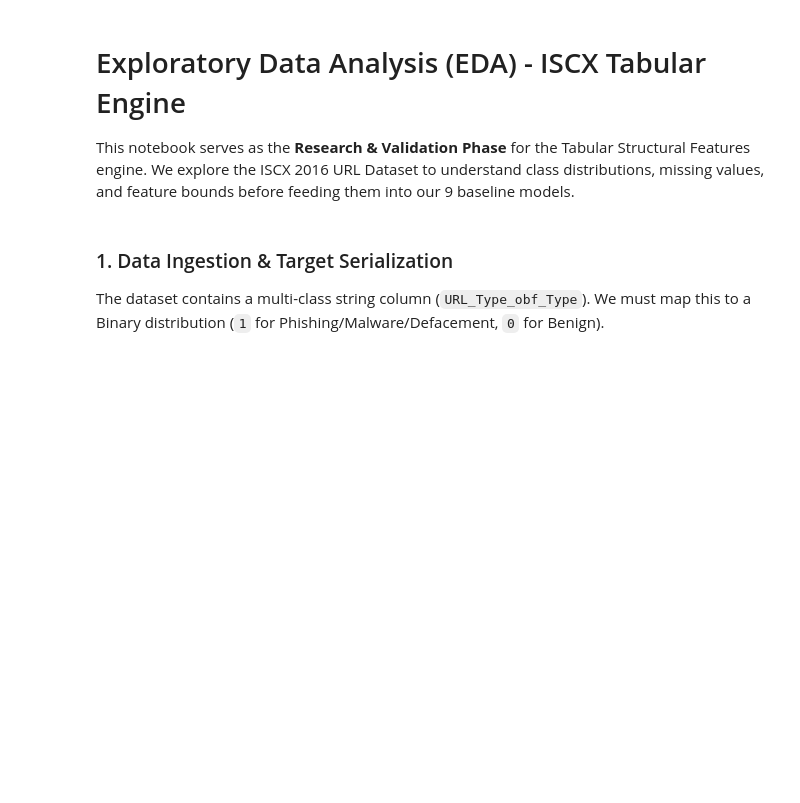
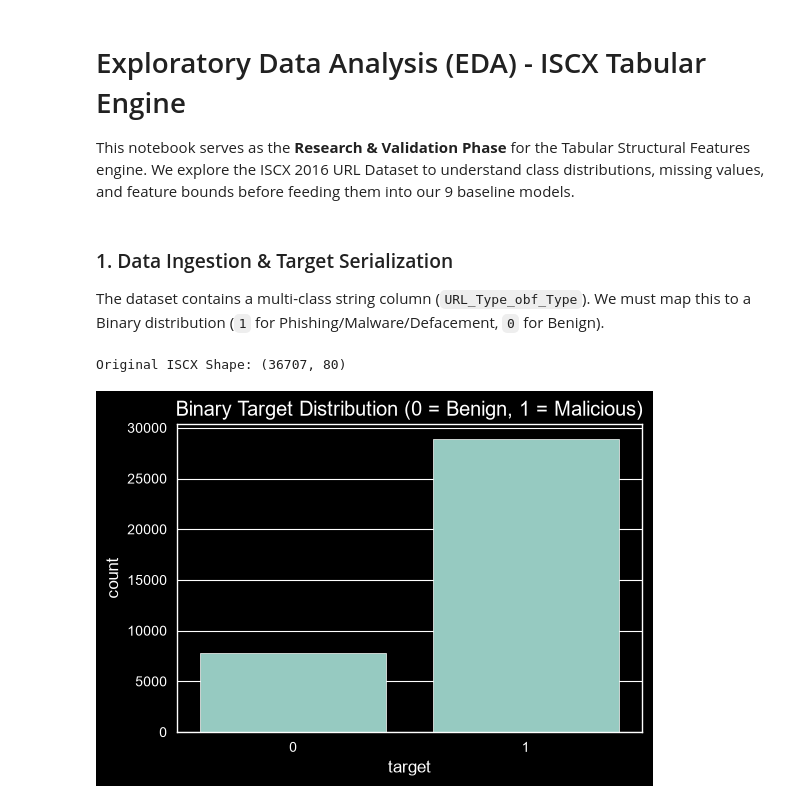
Before and after one commit to Bibek-Dhakal/multimodal-phishing-detection-platform, a Jupyter notebook: notebooks/01_eda_tabular_datasets.ipynb, the cells around one changed output. Drawn from its saved outputs; the diff is of its cells as text; code cells hidden in the pictures; blank space fills up the shorter version.

```diff
--- a/notebooks/01_eda_tabular_datasets.ipynb
+++ b/notebooks/01_eda_tabular_datasets.ipynb
@@ -18,11 +18,14 @@ The dataset contains a multi-class string column (`URL_Type_obf_Type`). We must
 # %%
 df = pd.read_csv('../data/iscx_phishing/All.csv', low_memory=False)
 print(f"Original ISCX Shape: {df.shape}")
 
 target_col = 'URL_Type_obf_Type'
 df['target'] = df[target_col].apply(lambda x: 0 if str(x).strip().lower() == 'benign' else 1)
 
 plt.figure(figsize=(6, 4))
 ax = sns.countplot(data=df, x='target')
-plt.title('Binary Target Distribution (0 = Benign, 1 = Phishing/Malicious)')
+plt.title('Binary Target Distribution (0 = Benign, 1 = Malicious)')
 plt.show()
+# %% [output]
+Original ISCX Shape: (36707, 80)
+[figure, added]
```
Also changed, not shown: parts of 8 cells of this notebook, 3 other files.
